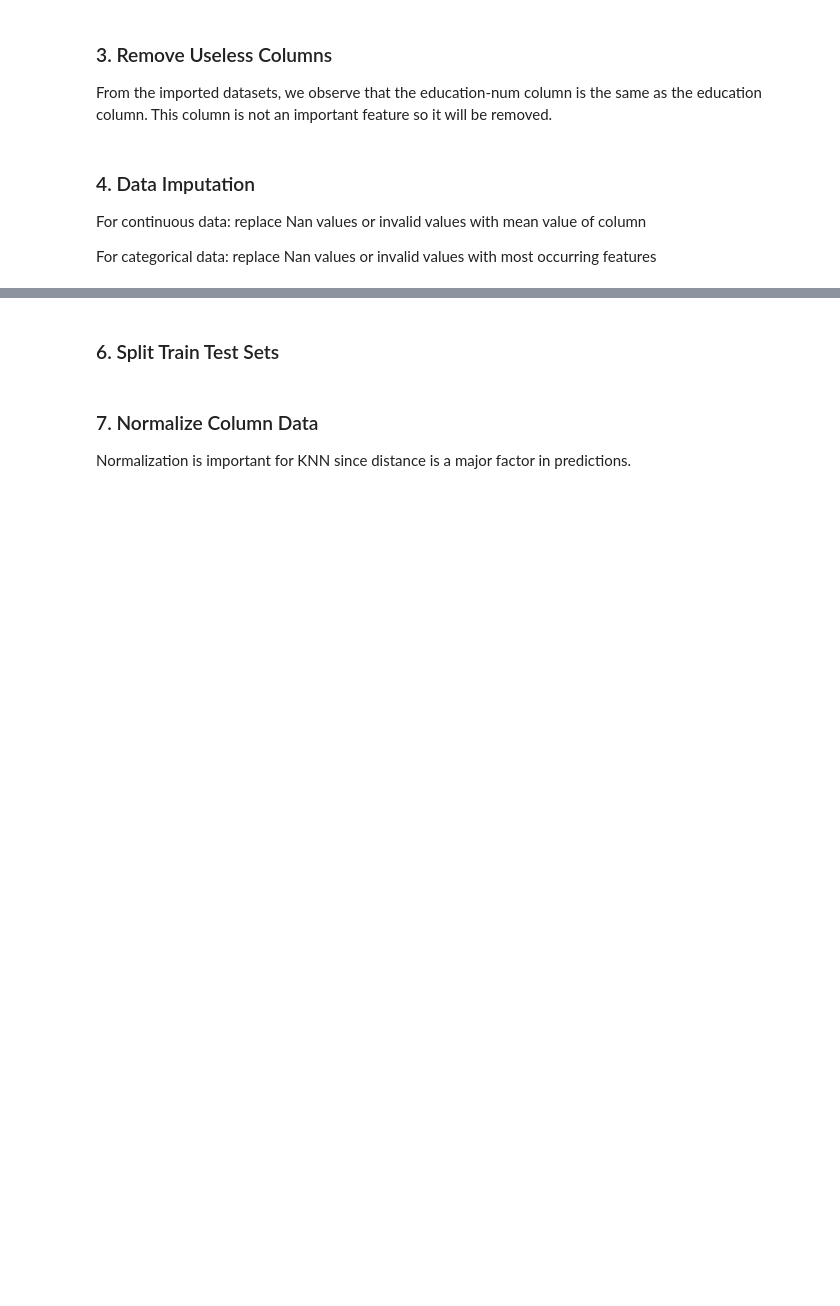
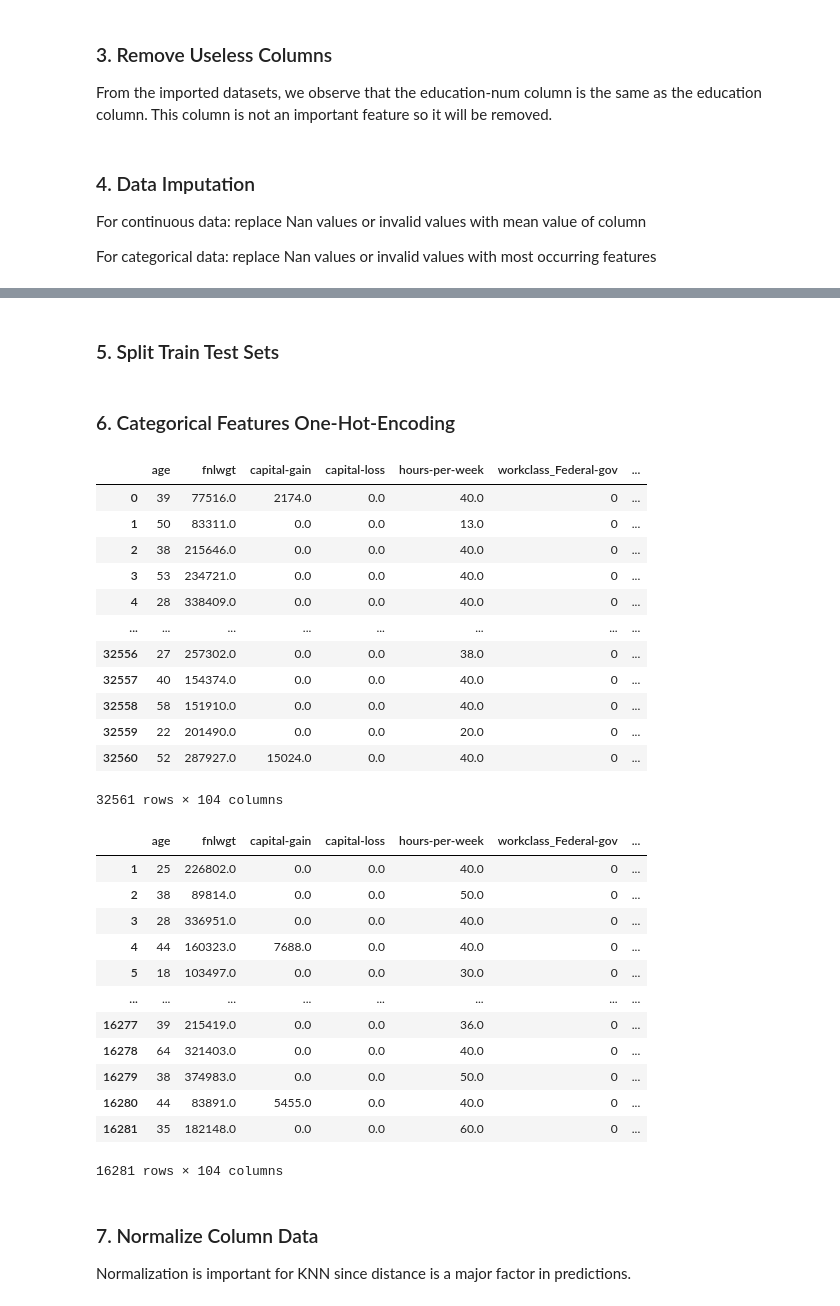
Before and after one commit to chrismartel/COMP551, a Jupyter notebook: projects/p1/adult_salary.ipynb, the cells around one changed output, grey strips where cells are left out. Cells and saved outputs as stored; diff of their text form; code cells hidden in the pictures; blank space fills up the shorter version.

Commit message:
Fix one hot encoding inconsistency

```diff
--- a/projects/p1/adult_salary.ipynb
+++ b/projects/p1/adult_salary.ipynb
@@ -187,12 +184,0 @@ test_df = my_preprocessing.imputation(test_df, invalid_entries_dict)
-# %%
-# pop prediction column
-y_train, y_test = train_df.pop('salary'), test_df.pop('salary')
-
-# one-hot-encode categorical features
-train_df = my_preprocessing.ohe(train_df)
-test_df = my_preprocessing.ohe(test_df)
-
-# add back prediction column
-train_df, test_df = pd.concat([train_df, y_train],axis=1), pd.concat([test_df, y_test],axis=1)
-display(train_df)
-display(test_df)
@@ -226,8 +185,48 @@ display(test_df)
 # %% [markdown]
-### 6. Split Train Test Sets
+### 5. Split Train Test Sets
 # %%
 x_train_df, y_train_df = train_df.iloc[:,:-1], train_df.iloc[:,-1]
 x_test_df, y_test_df = test_df.iloc[:,:-1], test_df.iloc[:,-1]
+# %% [markdown]
+### 6. Categorical Features One-Hot-Encoding
+# %%
+# concatenate train and test set before encoding
+merged_df = pd.concat([x_train_df, x_test_df], axis = 0)
+
+# one-hot-encode categorical features
+merged_df = my_preprocessing.ohe(merged_df)
+x_train_df = merged_df.iloc[:x_train_df.shape[0],:]
+x_test_df = merged_df.iloc[x_train_df.shape[0]:,:]
+
+display(x_train_df)
+display(x_test_df)
+# %% [output]
+|  | age | fnlwgt | capital-gain | capital-loss | hours-per-week | workclass_Federal-gov | ... |
+| 0 | 39 | 77516.0 | 2174.0 | 0.0 | 40.0 | 0 | ... |
+| 1 | 50 | 83311.0 | 0.0 | 0.0 | 13.0 | 0 | ... |
+| 2 | 38 | 215646.0 | 0.0 | 0.0 | 40.0 | 0 | ... |
+| 3 | 53 | 234721.0 | 0.0 | 0.0 | 40.0 | 0 | ... |
+| 4 | 28 | 338409.0 | 0.0 | 0.0 | 40.0 | 0 | ... |
+| ... | ... | ... | ... | ... | ... | ... | ... |
+| 32556 | 27 | 257302.0 | 0.0 | 0.0 | 38.0 | 0 | ... |
+| 32557 | 40 | 154374.0 | 0.0 | 0.0 | 40.0 | 0 | ... |
+| 32558 | 58 | 151910.0 | 0.0 | 0.0 | 40.0 | 0 | ... |
+| 32559 | 22 | 201490.0 | 0.0 | 0.0 | 20.0 | 0 | ... |
+| 32560 | 52 | 287927.0 | 15024.0 | 0.0 | 40.0 | 0 | ... |
+32561 rows × 104 columns
+|  | age | fnlwgt | capital-gain | capital-loss | hours-per-week | workclass_Federal-gov | ... |
+| 1 | 25 | 226802.0 | 0.0 | 0.0 | 40.0 | 0 | ... |
+| 2 | 38 | 89814.0 | 0.0 | 0.0 | 50.0 | 0 | ... |
+| 3 | 28 | 336951.0 | 0.0 | 0.0 | 40.0 | 0 | ... |
+| 4 | 44 | 160323.0 | 7688.0 | 0.0 | 40.0 | 0 | ... |
+| 5 | 18 | 103497.0 | 0.0 | 0.0 | 30.0 | 0 | ... |
+| ... | ... | ... | ... | ... | ... | ... | ... |
+| 16277 | 39 | 215419.0 | 0.0 | 0.0 | 36.0 | 0 | ... |
+| 16278 | 64 | 321403.0 | 0.0 | 0.0 | 40.0 | 0 | ... |
+| 16279 | 38 | 374983.0 | 0.0 | 0.0 | 50.0 | 0 | ... |
+| 16280 | 44 | 83891.0 | 5455.0 | 0.0 | 40.0 | 0 | ... |
+| 16281 | 35 | 182148.0 | 0.0 | 0.0 | 60.0 | 0 | ... |
+16281 rows × 104 columns
 # %% [markdown]
 ### 7. Normalize Column Data
 
```
Also changed, not shown: parts of 9 cells of this notebook.
